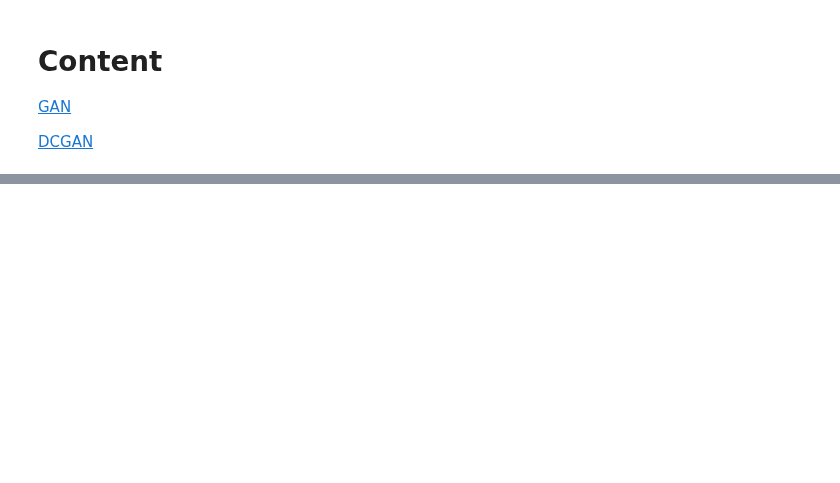
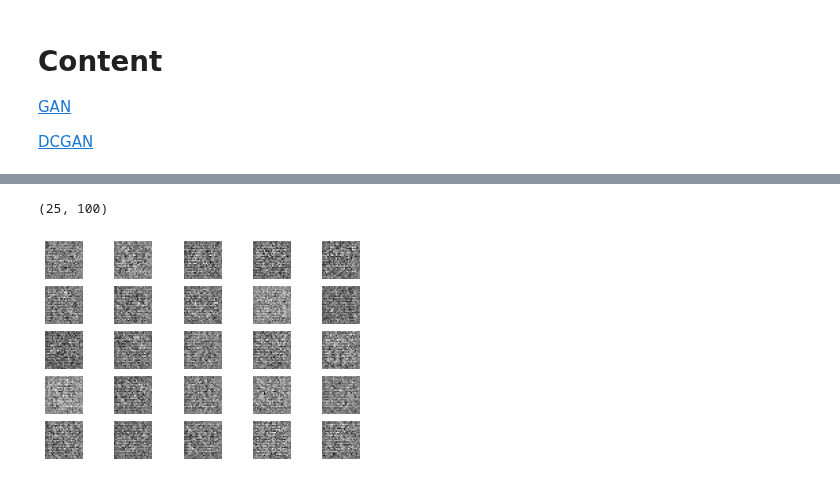
Before and after one commit to Locchuong96/machine-learning, a Jupyter notebook: GAN/GAN (part1).ipynb, the cells around one changed output, grey strips where cells are left out. Drawn from its saved outputs; the diff is of its cells as text; code cells hidden in the pictures; blank space fills up the shorter version.

```diff
--- a/GAN/GAN (part1).ipynb
+++ b/GAN/GAN (part1).ipynb
@@ -270,0 +172,9 @@ Batches per epoch: 468
+# %%
+# load the images into memory
+(X_train,y_train),(X_test,y_test) = load_data()
+# define the discrimator model
+model = define_discriminator()
+# load image data
+dataset = load_real_samples(X_train)
+# fit the model
+train_discriminator(model,dataset,n_inter=10,n_batch=128)
@@ -270,0 +213,5 @@ Batches per epoch: 468
+# %%
+# size of latent space
+latent_dim=100
+generator = define_generator(latent_dim)
+generator.summary()
@@ -270,0 +236,32 @@ Batches per epoch: 468
+# %%
+# generate points in latent space as input for generator
+def generate_latent_points(latent_dim,n_samples):
+    # generate points in the latent space
+    x_input = np.random.randn(latent_dim*n_samples)
+    # reshape into a batch of inputs for the network
+    x_input = x_input.reshape(n_samples,latent_dim)
+    return x_input
+# %%
+x = generate_latent_points(100,25)
+print(x.shape)
+# %% [output]
+(25, 100)
+# %%
+# use the generator to generate n fake examples, with class labels
+def generate_fake_samples(g_model,latent_dim,n_samples):
+    # generate points in latent space
+    x_input = generate_latent_points(latent_dim,n_samples)
+    # predict outputs
+    X = g_model.predict(x_input)
+    # create fake class labels 0
+    y = np.zeros((n_samples,1))
+    return X,y
+# %%
+latent_dim = 100 # size of the latent space
+n_samples = 25 # generate samples
+# define generator
+generator = define_generator(latent_dim)
+X,_ = generate_fake_samples(generator,latent_dim,n_samples)
+display_samples(X)
+# %% [output]
+[figure, added]
```
Also changed, not shown: parts of 48 cells of this notebook.
